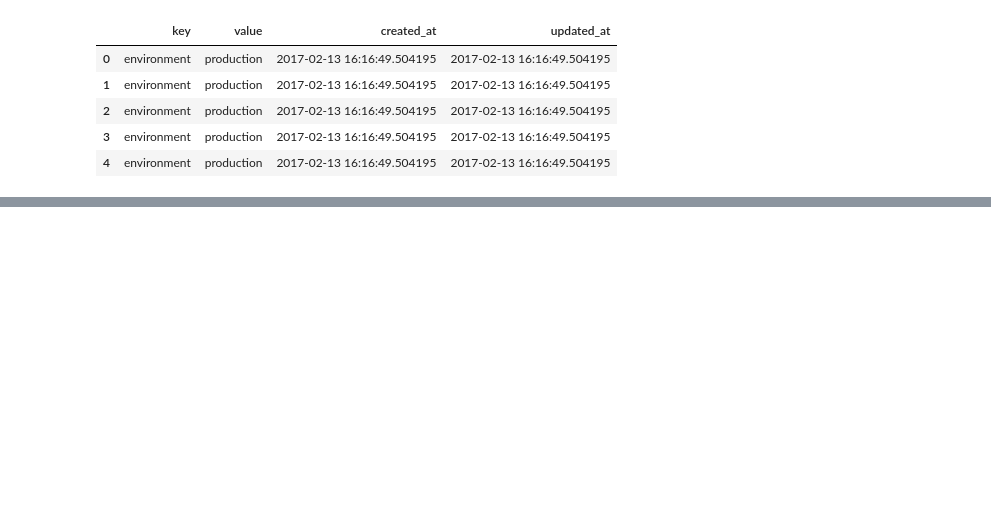
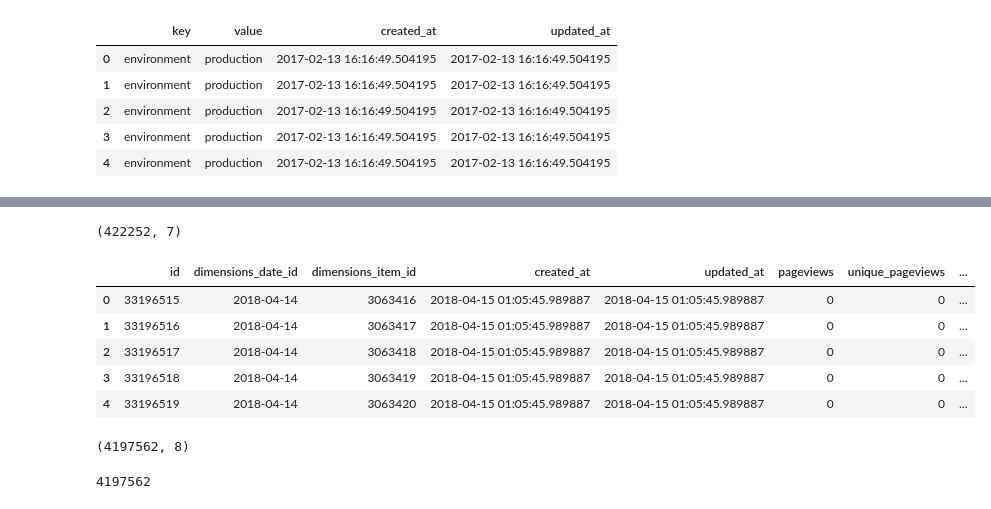
Before and after one commit to alphagov/give-departments-data, a Jupyter notebook: first_look_at_data.ipynb, the cells around one changed output, grey strips where cells are left out. Cells and saved outputs as stored; diff of their text form; code cells hidden in the pictures; blank space fills up the shorter version.

```diff
--- a/first_look_at_data.ipynb
+++ b/first_look_at_data.ipynb
@@ -25,0 +98,4 @@ users = pd.read_sql_query('select * from "users"',con=engine)
+# %%
+ga.shape
+# %% [output]
+(422252, 7)
@@ -25,0 +104,17 @@ users = pd.read_sql_query('select * from "users"',con=engine)
+# %%
+facts_metrics.head()
+# %% [output]
+|  | id | dimensions_date_id | dimensions_item_id | created_at | updated_at | pageviews | unique_pageviews | ... |
+| 0 | 33196515 | 2018-04-14 | 3063416 | 2018-04-15 01:05:45.989887 | 2018-04-15 01:05:45.989887 | 0 | 0 | ... |
+| 1 | 33196516 | 2018-04-14 | 3063417 | 2018-04-15 01:05:45.989887 | 2018-04-15 01:05:45.989887 | 0 | 0 | ... |
+| 2 | 33196517 | 2018-04-14 | 3063418 | 2018-04-15 01:05:45.989887 | 2018-04-15 01:05:45.989887 | 0 | 0 | ... |
+| 3 | 33196518 | 2018-04-14 | 3063419 | 2018-04-15 01:05:45.989887 | 2018-04-15 01:05:45.989887 | 0 | 0 | ... |
+| 4 | 33196519 | 2018-04-14 | 3063420 | 2018-04-15 01:05:45.989887 | 2018-04-15 01:05:45.989887 | 0 | 0 | ... |
+# %%
+facts_metrics.shape
+# %% [output]
+(4197562, 8)
+# %%
+facts_metrics.id.nunique()
+# %% [output]
+4197562
```
Also changed, not shown: parts of 28 cells of this notebook.
